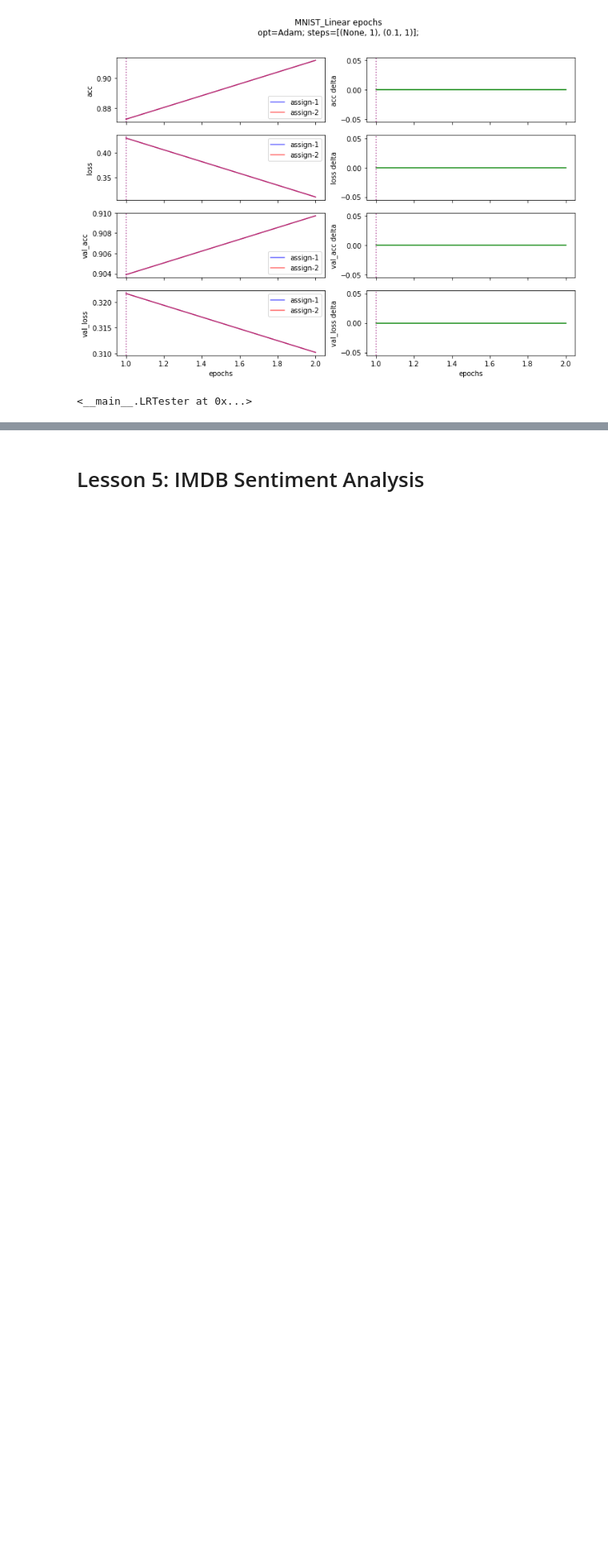
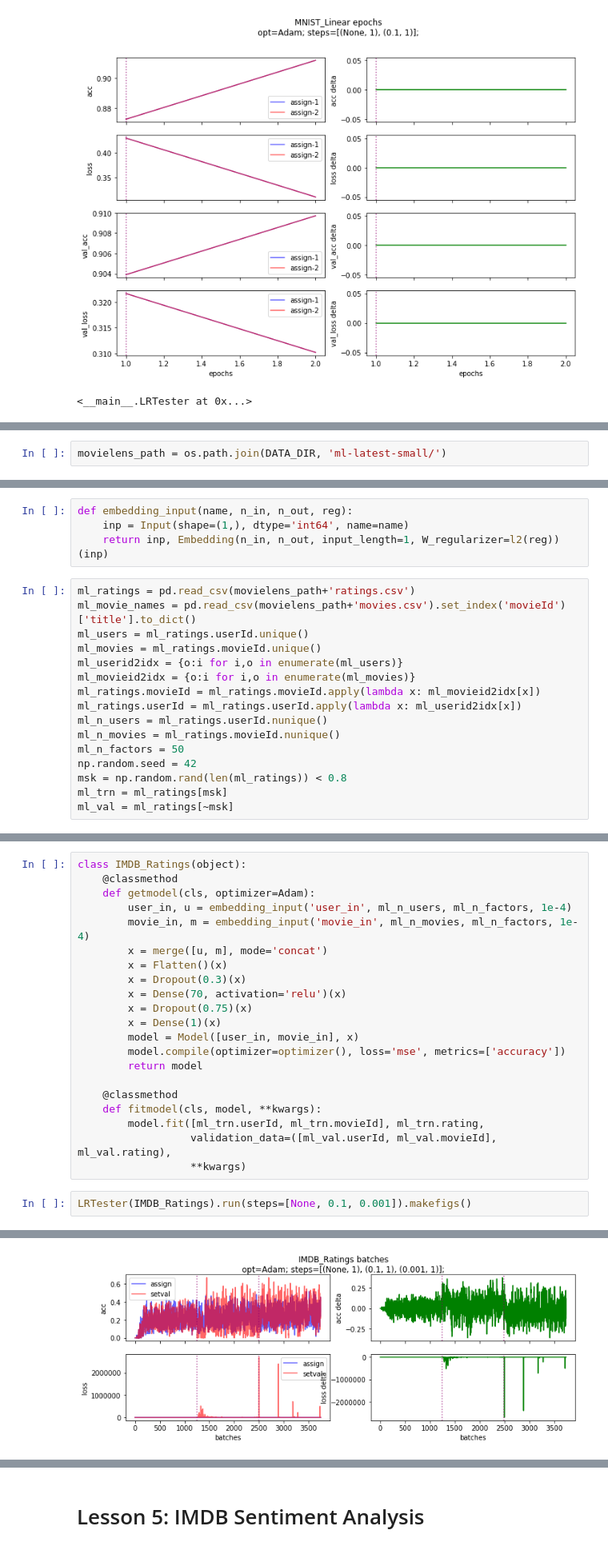
Before and after one commit to appleby/courses, a Jupyter notebook: deeplearning1/nbs/ma-learning-rate-test.ipynb, the cells around one changed output, grey strips where cells are left out. Shown at 80% size. Saved outputs shown, nothing was run; the diff lists cells and outputs as text; blank space fills up the shorter version.

```diff
--- a/deeplearning1/nbs/ma-learning-rate-test.ipynb
+++ b/deeplearning1/nbs/ma-learning-rate-test.ipynb
@@ -595,0 +612,2 @@ Epoch 1/1
+# %%
+movielens_path = os.path.join(DATA_DIR, 'ml-latest-small/')
@@ -595,0 +621,20 @@ Epoch 1/1
+# %%
+def embedding_input(name, n_in, n_out, reg):
+    inp = Input(shape=(1,), dtype='int64', name=name)
+    return inp, Embedding(n_in, n_out, input_length=1, W_regularizer=l2(reg))(inp)
+# %%
+ml_ratings = pd.read_csv(movielens_path+'ratings.csv')
+ml_movie_names = pd.read_csv(movielens_path+'movies.csv').set_index('movieId')['title'].to_dict()
+ml_users = ml_ratings.userId.unique()
+ml_movies = ml_ratings.movieId.unique()
+ml_userid2idx = {o:i for i,o in enumerate(ml_users)}
+ml_movieid2idx = {o:i for i,o in enumerate(ml_movies)}
+ml_ratings.movieId = ml_ratings.movieId.apply(lambda x: ml_movieid2idx[x])
+ml_ratings.userId = ml_ratings.userId.apply(lambda x: ml_userid2idx[x])
+ml_n_users = ml_ratings.userId.nunique()
+ml_n_movies = ml_ratings.movieId.nunique()
+ml_n_factors = 50
+np.random.seed = 42
+msk = np.random.rand(len(ml_ratings)) < 0.8
+ml_trn = ml_ratings[msk]
+ml_val = ml_ratings[~msk]
@@ -595,0 +643,24 @@ Epoch 1/1
+# %%
+class IMDB_Ratings(object):
+    @classmethod
+    def getmodel(cls, optimizer=Adam):
+        user_in, u = embedding_input('user_in', ml_n_users, ml_n_factors, 1e-4)
+        movie_in, m = embedding_input('movie_in', ml_n_movies, ml_n_factors, 1e-4)
+        x = merge([u, m], mode='concat')
+        x = Flatten()(x)
+        x = Dropout(0.3)(x)
+        x = Dense(70, activation='relu')(x)
+        x = Dropout(0.75)(x)
+        x = Dense(1)(x)
+        model = Model([user_in, movie_in], x)
+        model.compile(optimizer=optimizer(), loss='mse', metrics=['accuracy'])
+        return model
+
+    @classmethod
+    def fitmodel(cls, model, **kwargs):
+        model.fit([ml_trn.userId, ml_trn.movieId], ml_trn.rating,
+                  validation_data=([ml_val.userId, ml_val.movieId], ml_val.rating),
+                  **kwargs)
+# %%
+LRTester(IMDB_Ratings).run(steps=[None, 0.1, 0.001]).makefigs()
+# %% [output]
@@ -595,0 +685 @@ Epoch 1/1
+[figure, added]
```
Also changed, not shown: parts of 11 cells of this notebook.
